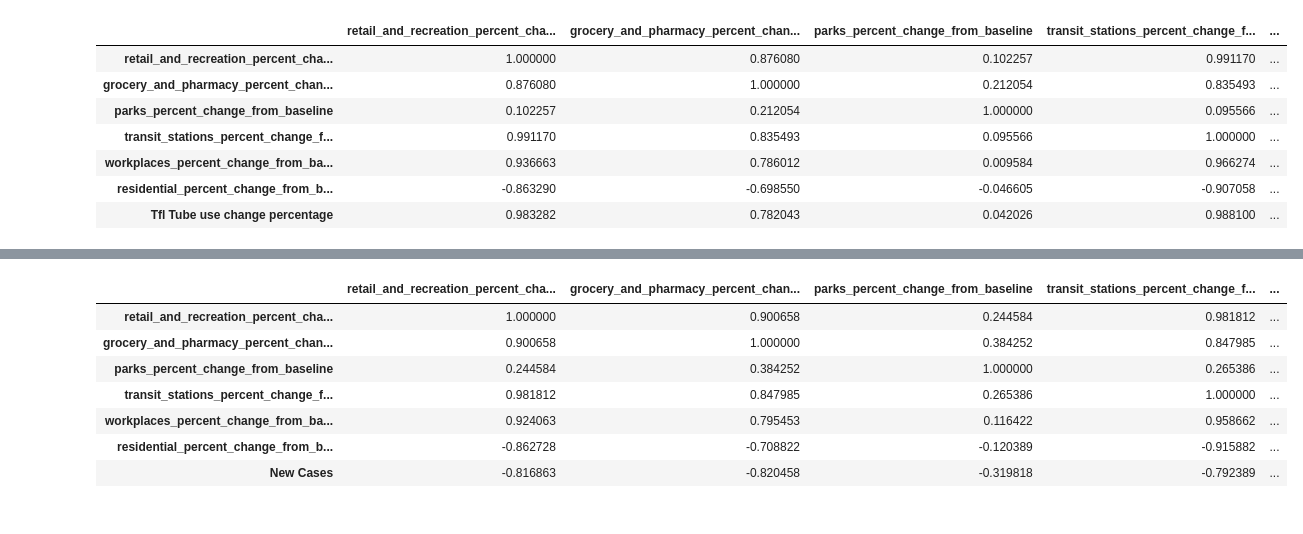
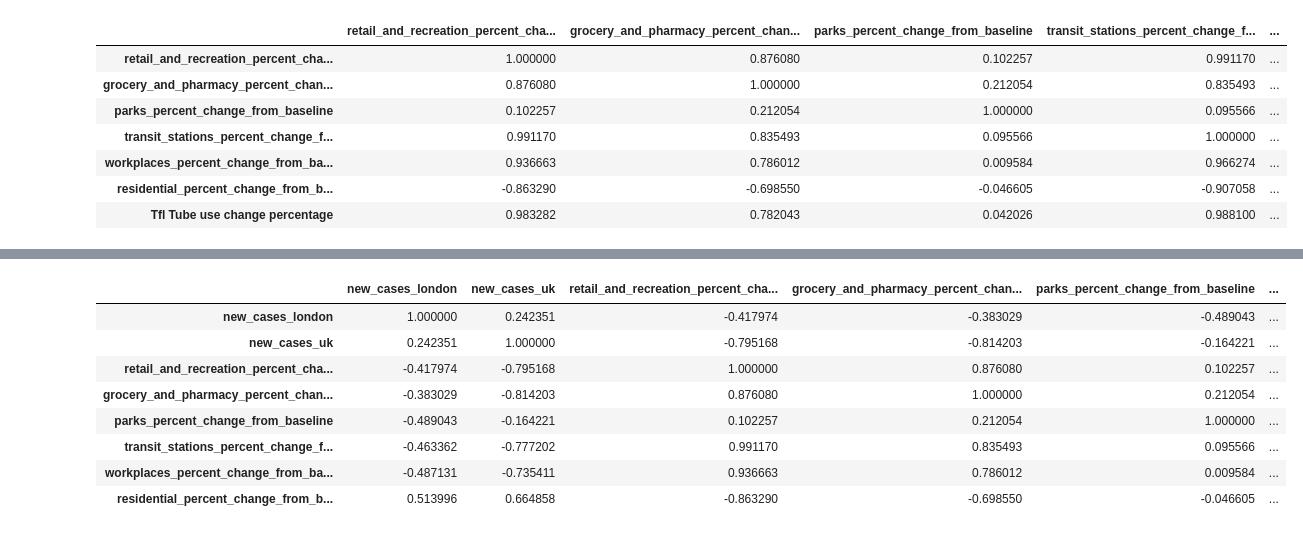
Before and after one commit to IuliiaZaitova/COVID_Prediction_London_National_Transport_Use, a Jupyter notebook: UK_transport.ipynb, the cells around one changed output, grey strips where cells are left out. Cells and saved outputs as stored; diff of their text form; code cells hidden in the pictures.

```diff
--- a/UK_transport.ipynb
+++ b/UK_transport.ipynb
@@ -219,5 +263,4 @@ df_new_cases = pd.read_csv(path_new_cases, parse_dates = ['date'], dayfirst=True
 # %%
-# choose the country and the dates under analysis
-new_cases_uk = df_new_cases[['date','United Kingdom']]
-new_cases_uk.rename(columns={'date':'Date', 'United Kingdom': 'New Cases'}, inplace=True)
+new_cases_uk = df_new_cases[['date', 'United Kingdom']]
+new_cases_uk.rename(columns={'date':'Date', 'United Kingdom': 'new_cases_uk'}, inplace=True)
 new_cases_uk = new_cases_uk[new_cases_uk['Date'].isin(pd.date_range('2020-02-27', '2020-05-29'))]
@@ -250,0 +267,15 @@ uk_mobility
+# %%
+# prepare the data for london#
+# choose the region and the dates under analysis
+new_cases_london = new_cases_london[['date','Cumulative lab-confirmed cases']]
+new_cases_london.rename(columns={'date':'Date', 'Cumulative lab-confirmed cases': 'new_cases_london'}, inplace=True)
+new_cases_london.sort_values(by='Date', inplace=True)
+
+new_cases_l = [0]
+for n in range(1, len(new_cases_london)):
+    current = new_cases_london['new_cases_london'].tolist()[n]
+    previous = new_cases_london['new_cases_london'].tolist()[n-1]
+    new_cases_l.append((current-previous)/10)
+new_cases_london['new_cases_london'] = new_cases_l
+new_cases_london = new_cases_london[new_cases_london['Date'].isin(pd.date_range('2020-02-27', '2020-05-29'))]
+new_cases_london
@@ -251,10 +300,11 @@ uk_mobility
 # %%
-# for easier plotting, divide the number of new cases by 100
-new_cases_uk['New Cases'] = new_cases_uk['New Cases']/100
+# for easier plotting, divide the number of new cases in UK by 100
+new_cases_uk['new_cases_uk'] = new_cases_uk['new_cases_uk']/100
 # %%
 # merge the UK mobility with new cases
-df_covid_uk = pd.merge(uk_mobility, new_cases_uk, how='left', on='Date')
+df_cases_mobility = pd.merge(new_cases_london, new_cases_uk, how='left', on='Date')
+df_cases_mobility = pd.merge(df_cases_mobility, london_mobility, how='left', on='Date')
+
 # check for missing values
-df_covid_uk.isna().any()
-df_covid_uk
+df_cases_mobility.isna().any()
 # %% [output]
@@ -274,15 +321,16 @@ df_covid_uk
 # %%
 # look at the correlation
-df_covid_uk.corr()
+df_cases_mobility.corr()
 # %% [output]
-|  | retail_and_recreation_percent_cha... | grocery_and_pharmacy_percent_chan... | parks_percent_change_from_baseline | transit_stations_percent_change_f... | ... |
-| retail_and_recreation_percent_cha... | 1.000000 | 0.900658 | 0.244584 | 0.981812 | ... |
-| grocery_and_pharmacy_percent_chan... | 0.900658 | 1.000000 | 0.384252 | 0.847985 | ... |
-| parks_percent_change_from_baseline | 0.244584 | 0.384252 | 1.000000 | 0.265386 | ... |
-| transit_stations_percent_change_f... | 0.981812 | 0.847985 | 0.265386 | 1.000000 | ... |
-| workplaces_percent_change_from_ba... | 0.924063 | 0.795453 | 0.116422 | 0.958662 | ... |
-| residential_percent_change_from_b... | -0.862728 | -0.708822 | -0.120389 | -0.915882 | ... |
-| New Cases | -0.816863 | -0.820458 | -0.319818 | -0.792389 | ... |
+|  | new_cases_london | new_cases_uk | retail_and_recreation_percent_cha... | grocery_and_pharmacy_percent_chan... | parks_percent_change_from_baseline | ... |
+| new_cases_london | 1.000000 | 0.242351 | -0.417974 | -0.383029 | -0.489043 | ... |
+| new_cases_uk | 0.242351 | 1.000000 | -0.795168 | -0.814203 | -0.164221 | ... |
+| retail_and_recreation_percent_cha... | -0.417974 | -0.795168 | 1.000000 | 0.876080 | 0.102257 | ... |
+| grocery_and_pharmacy_percent_chan... | -0.383029 | -0.814203 | 0.876080 | 1.000000 | 0.212054 | ... |
+| parks_percent_change_from_baseline | -0.489043 | -0.164221 | 0.102257 | 0.212054 | 1.000000 | ... |
+| transit_stations_percent_change_f... | -0.463362 | -0.777202 | 0.991170 | 0.835493 | 0.095566 | ... |
+| workplaces_percent_change_from_ba... | -0.487131 | -0.735411 | 0.936663 | 0.786012 | 0.009584 | ... |
+| residential_percent_change_from_b... | 0.513996 | 0.664858 | -0.863290 | -0.698550 | -0.046605 | ... |
 # %%
 # plot the data on one graph
 plt.figure(figsize = (13, 8))
```
Also changed, not shown: parts of 26 cells of this notebook, 1 other file.
